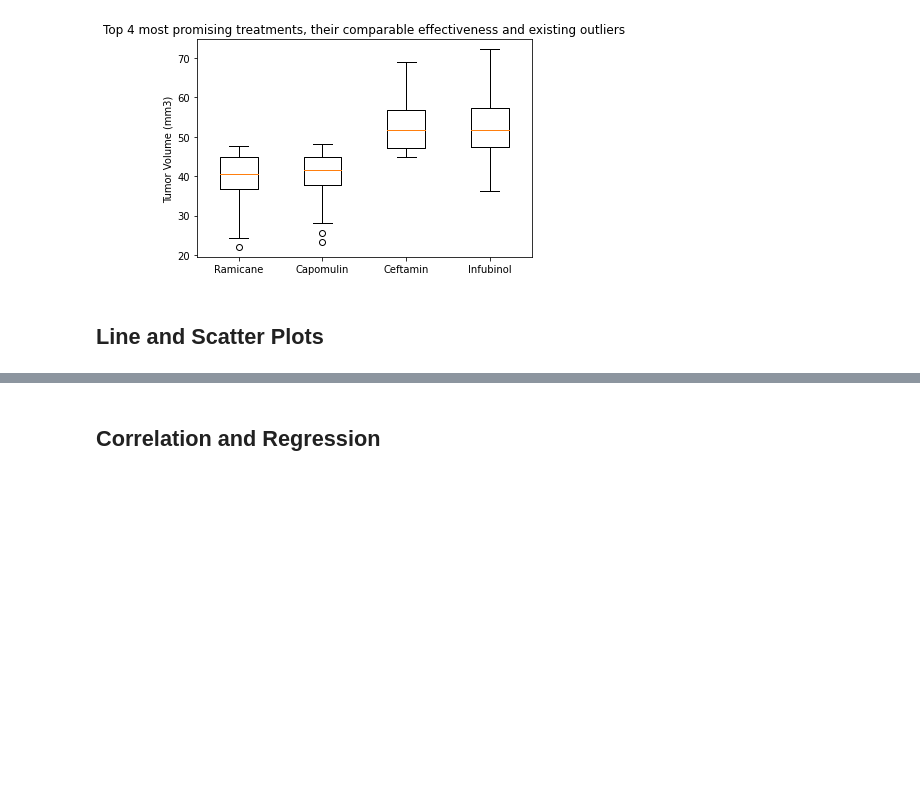
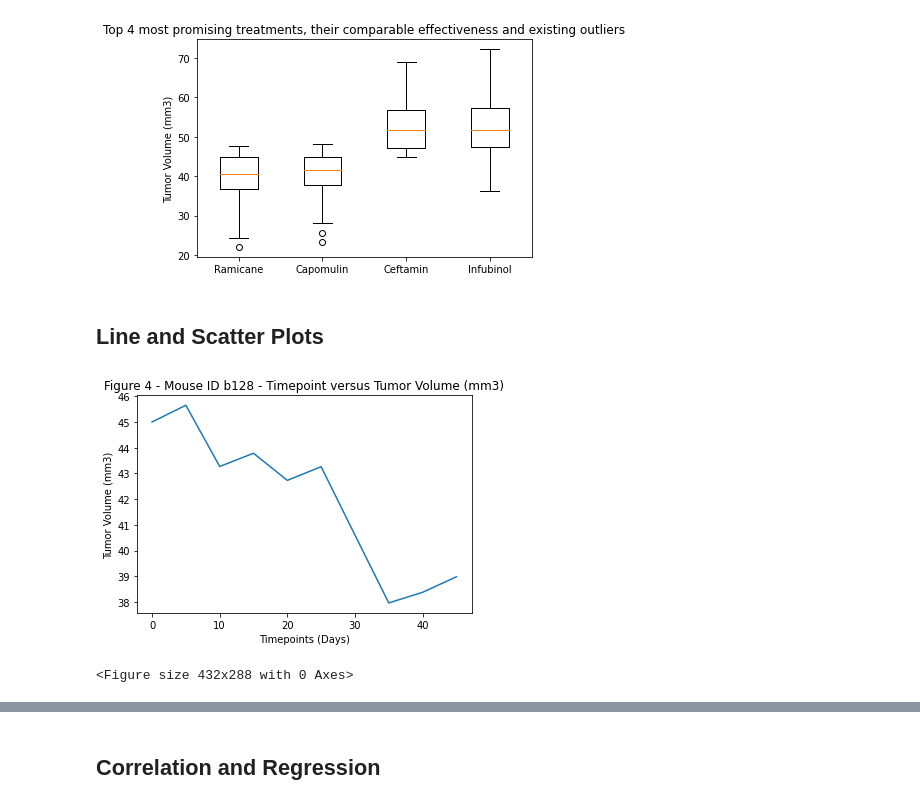
Before and after one commit to IrinaUX/MatPlotLib_hw, a Jupyter notebook: pymaceuticals_starter-Copy6_Statisctics.ipynb, the cells around one changed output, grey strips where cells are left out. Cells and saved outputs as stored; diff of their text form; code cells hidden in the pictures; blank space fills up the shorter version.

Commit message:
Add line plots for a single mouse ID (in my case, I chose Mouse ID b128.

```diff
--- a/pymaceuticals_starter-Copy6_Statisctics.ipynb
+++ b/pymaceuticals_starter-Copy6_Statisctics.ipynb
@@ -718,2 +716,32 @@ plt.show()
+# %%
+# Generate a line plot of time point versus tumor volume
+    # for a mouse treated with Capomulin
+mouse_treated_with_capomulin = clean_df.loc[clean_df['Drug Regimen'] == 'Capomulin']
+mice_capomulin = mouse_treated_with_capomulin[['Mouse ID', 'Drug Regimen', 'Tumor Volume (mm3)']]
+unique_mouse = mice_capomulin['Mouse ID'].unique()
+#😍👌☺️😊
+unique_mouse
+# Chose mouse ID b128:
+mouse_b128 = mouse_treated_with_capomulin.loc[mouse_treated_with_capomulin['Mouse ID'] == 'b128']
+mouse_b128
+mouse_b128_filtered = mouse_b128[['Mouse ID', 'Timepoint', 'Tumor Volume (mm3)']]
+mouse_b128_filtered
+mouse_b128_timepoint_list = mouse_b128_filtered['Timepoint'].tolist()
+mouse_b128_timepoint_list
+mouse_b128_tumvol_list = mouse_b128_filtered['Tumor Volume (mm3)'].tolist()
+mouse_b128_tumvol_list
+plt.plot(mouse_b128_timepoint_list, mouse_b128_tumvol_list)
+plt.xlabel
+
+# plt.legend(bbox_to_anchor=(1.05, 1))
+plt.title("Figure 4 - Mouse ID b128 - Timepoint versus Tumor Volume (mm3)")
+plt.xlabel("Timepoints (Days)")
+plt.ylabel("Tumor Volume (mm3)")
+#plt.tight_layout()
+plt.show()
+plt.savefig("Mouse_id_b128_Timepoint_vs_Tumor_volume.png")
+# %% [output]
+[figure, added]
+<Figure size 432x288 with 0 Axes>
 # %%
 # Generate a scatter plot of mouse weight versus average tumor volume for the Capomulin regimen
```
Also changed, not shown: parts of 6 cells of this notebook, 1 other file.
